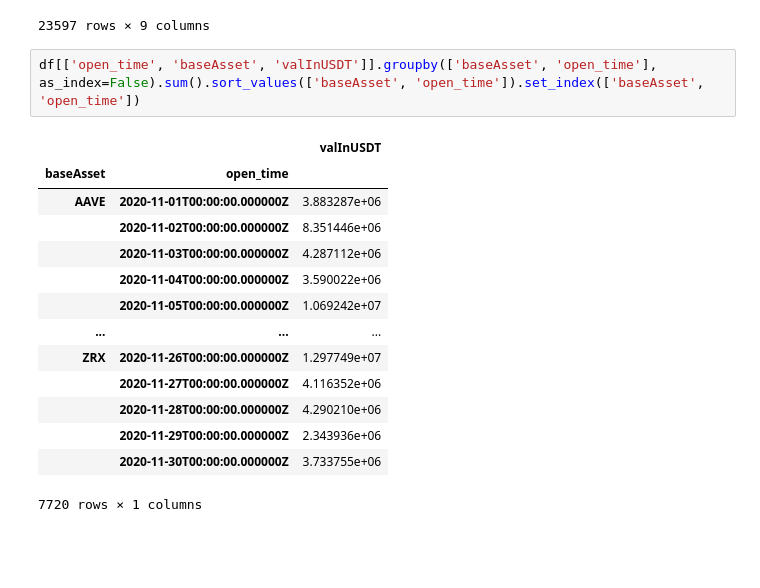
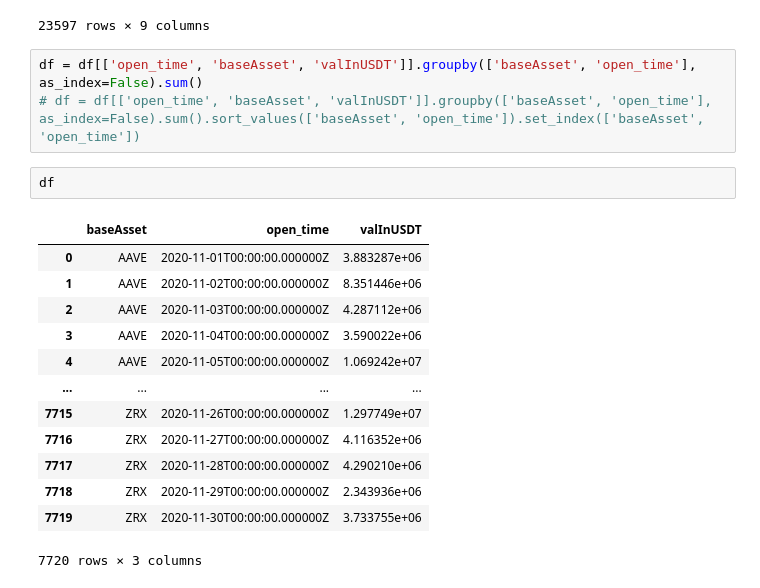
Before and after one commit to srmq/onn-indices, a Jupyter notebook: onn-b/onnBinance.ipynb, the cells around one changed output. Drawn from its saved outputs; the diff is of its cells as text; blank space fills up the shorter version.

```diff
--- a/onn-b/onnBinance.ipynb
+++ b/onn-b/onnBinance.ipynb
@@ -411,19 +411,21 @@ df
 | 23596 | THETAUSDT | 2020-11-30T00:00:00.000000Z | 6.428000e-01 | 6.735687e+06 | 2020-11-30T23:59:59.999999Z | 4.197483e+06 | THETA | USDT | 4.329700e+06 |
 23597 rows × 9 columns
 # %%
-df[['open_time', 'baseAsset', 'valInUSDT']].groupby(['baseAsset', 'open_time'], as_index=False).sum().sort_values(['baseAsset', 'open_time']).set_index(['baseAsset', 'open_time'])
+df = df[['open_time', 'baseAsset', 'valInUSDT']].groupby(['baseAsset', 'open_time'], as_index=False).sum()
+# df = df[['open_time', 'baseAsset', 'valInUSDT']].groupby(['baseAsset', 'open_time'], as_index=False).sum().sort_values(['baseAsset', 'open_time']).set_index(['baseAsset', 'open_time'])
-# %% [output]
-|  |  | valInUSDT |
-| baseAsset | open_time |  |
-| AAVE | 2020-11-01T00:00:00.000000Z | 3.883287e+06 |
-|  | 2020-11-02T00:00:00.000000Z | 8.351446e+06 |
-|  | 2020-11-03T00:00:00.000000Z | 4.287112e+06 |
-|  | 2020-11-04T00:00:00.000000Z | 3.590022e+06 |
-|  | 2020-11-05T00:00:00.000000Z | 1.069242e+07 |
-| ... | ... | ... |
-| ZRX | 2020-11-26T00:00:00.000000Z | 1.297749e+07 |
-|  | 2020-11-27T00:00:00.000000Z | 4.116352e+06 |
-|  | 2020-11-28T00:00:00.000000Z | 4.290210e+06 |
-|  | 2020-11-29T00:00:00.000000Z | 2.343936e+06 |
-|  | 2020-11-30T00:00:00.000000Z | 3.733755e+06 |
-7720 rows × 1 columns
+# %%
+df
+# %% [output]
+|  | baseAsset | open_time | valInUSDT |
+| 0 | AAVE | 2020-11-01T00:00:00.000000Z | 3.883287e+06 |
+| 1 | AAVE | 2020-11-02T00:00:00.000000Z | 8.351446e+06 |
+| 2 | AAVE | 2020-11-03T00:00:00.000000Z | 4.287112e+06 |
+| 3 | AAVE | 2020-11-04T00:00:00.000000Z | 3.590022e+06 |
+| 4 | AAVE | 2020-11-05T00:00:00.000000Z | 1.069242e+07 |
+| ... | ... | ... | ... |
+| 7715 | ZRX | 2020-11-26T00:00:00.000000Z | 1.297749e+07 |
+| 7716 | ZRX | 2020-11-27T00:00:00.000000Z | 4.116352e+06 |
+| 7717 | ZRX | 2020-11-28T00:00:00.000000Z | 4.290210e+06 |
+| 7718 | ZRX | 2020-11-29T00:00:00.000000Z | 2.343936e+06 |
+| 7719 | ZRX | 2020-11-30T00:00:00.000000Z | 3.733755e+06 |
+7720 rows × 3 columns
```
